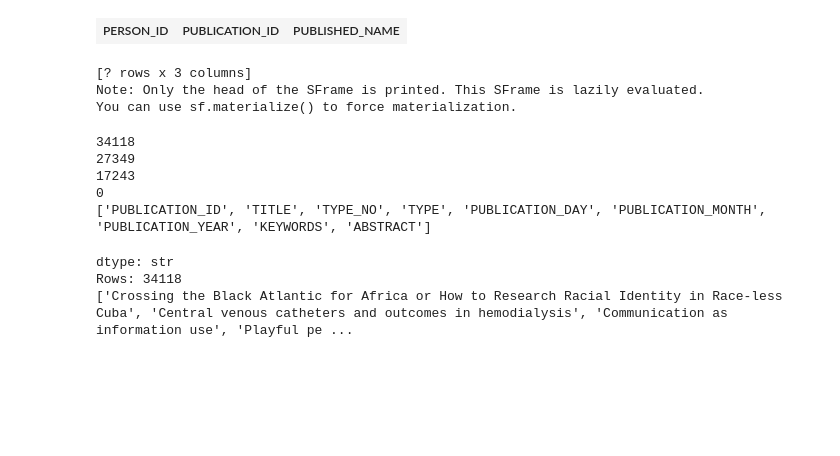
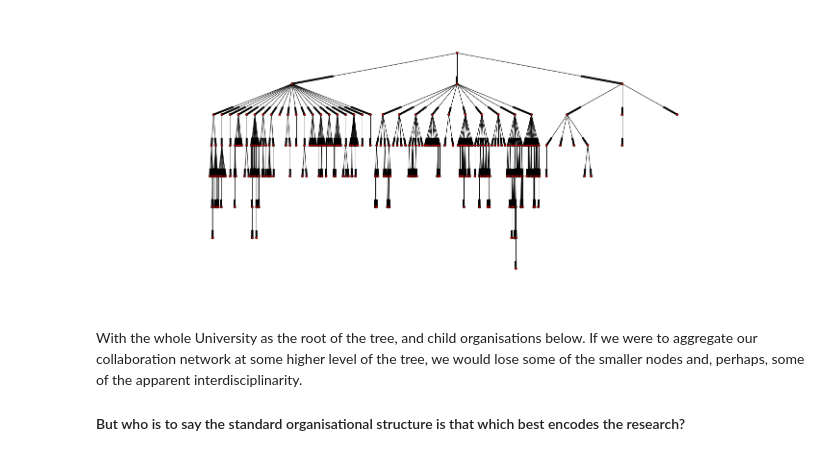
Before and after one commit to cm1788/PURE_challenge_entry, a Jupyter notebook: _presentation_content.ipynb, the cells around one changed output. Drawn from its saved outputs; the diff is of its cells as text; code cells hidden in the pictures; blank space fills up the shorter version.

Commit message:
Finsihed outline of section A - collaboration network.

```diff
--- a/_presentation_content.ipynb
+++ b/_presentation_content.ipynb
@@ -589,20 +131,0 @@ You can use print_rows(num_rows=m, num_columns=n) to print more rows and columns
-# %%
-H = nx.DiGraph()
-
-added =[]
-for row in hierarchy:
-    n1 = row['PARENT_ORG_CODE']
-    n2 = row['CHILD_ORG_CODE']
-
-    if n1 not in added:
-        G.add_node(n1)
-        added.append(n1)
-    if n2 not in added:
-        G.add_node(n2)
-        added.append(n2)
-
-for row in hierarchy:
-    n1 = row['PARENT_ORG_CODE']
-    n2 = row['CHILD_ORG_CODE']
-    H.add_edge(n1,n2)
-    #G.add_edge(n2,n1)
@@ -868,26 +132,19 @@ adj.export_csv('R_edges.csv', header=True)
-# %%
-len(authors[authors['PERSON_ID']==1090])
-authors[authors['PERSON_ID']==3]
-# %% [output]
-| PERSON_ID | PUBLICATION_ID | PUBLISHED_NAME |
-[? rows x 3 columns]
-Note: Only the head of the SFrame is printed. This SFrame is lazily evaluated.
-You can use sf.materialize() to force materialization.
-# %%
-print len(outputs)
-print sum(outputs['KEYWORDS']=='')
-print sum(outputs['ABSTRACT']=='')  ## Lots of misisng data in these fileds - classification using this not good..
-print sum(outputs['TITLE']=='')     ## But could cluster using words that appear in title? (filter out frequent words)
-print outputs.column_names()
-# %% [output]
-34118
-27349
-17243
-0
-['PUBLICATION_ID', 'TITLE', 'TYPE_NO', 'TYPE', 'PUBLICATION_DAY', 'PUBLICATION_MONTH', 'PUBLICATION_YEAR', 'KEYWORDS', 'ABSTRACT']
-# %%
-outputs['TITLE']
-# %% [output]
-dtype: str
-Rows: 34118
-['Crossing the Black Atlantic for Africa or How to Research Racial Identity in Race-less Cuba', 'Central venous catheters and outcomes in hemodialysis', 'Communication as information use', 'Playful pe ...
+# %%
+H = nx.DiGraph()
+
+added =[]
+for row in hierarchy:
+    n1 = row['PARENT_ORG_CODE']
+    n2 = row['CHILD_ORG_CODE']
+
+    if n1 not in added:
+        H.add_node(n1)
+        added.append(n1)
+    if n2 not in added:
+        H.add_node(n2)
+        added.append(n2)
+
+for row in hierarchy:
+    n1 = row['PARENT_ORG_CODE']
+    n2 = row['CHILD_ORG_CODE']
+    H.add_edge(n1,n2)
@@ -893,0 +182,10 @@ Rows: 34118
+# %%
+pos = hierarchy_pos(H,'UNIV')
+plt.figure(figsize=(20,8))
+nx.draw(H, pos=pos, with_labels=False, node_size=20)
+# %% [output]
+[figure, added]
+# %% [markdown]
+With the whole University as the root of the tree, and child organisations below. If we were to aggregate our collaboration network at some higher level of the tree, we would lose some of the smaller nodes and, perhaps, some of the apparent interdisciplinarity.
+
+#### But who is to say the standard organisational structure is that which best encodes the research?
```
Also changed, not shown: parts of 112 cells of this notebook, 6 other files.
